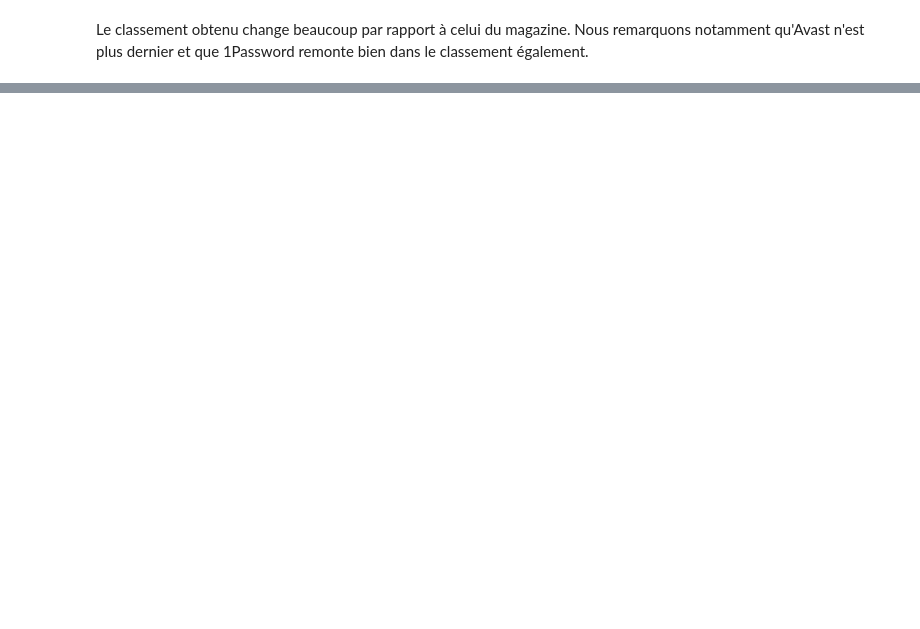
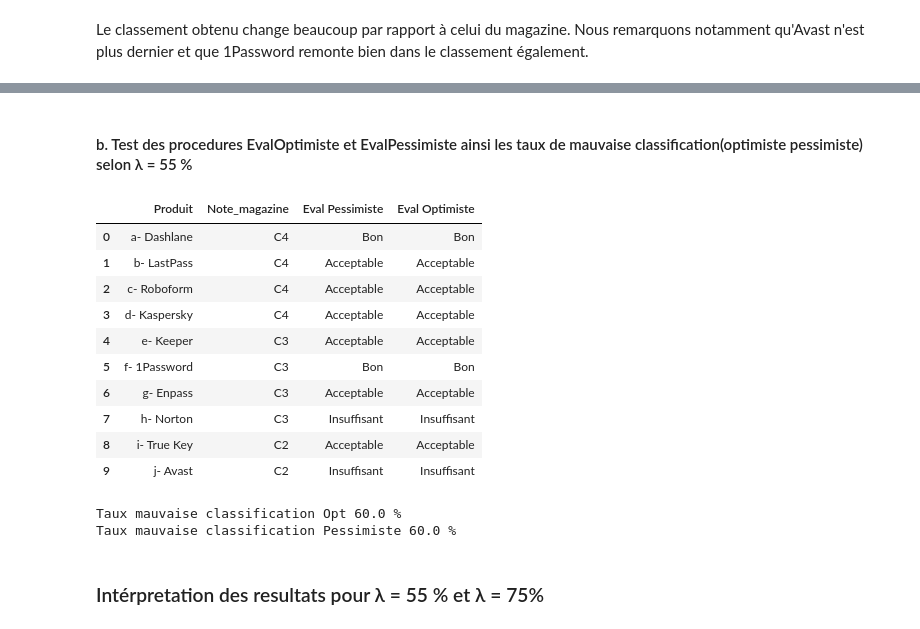
Before and after one commit to js-dev88/LangageScript, a Jupyter notebook: notebooks/Projet_classement_produits-logiciels.ipynb, the cells around one changed output, grey strips where cells are left out. Saved outputs shown, nothing was run; the diff lists cells and outputs as text; code cells hidden in the pictures; blank space fills up the shorter version.

```diff
--- a/notebooks/Projet_classement_produits-logiciels.ipynb
+++ b/notebooks/Projet_classement_produits-logiciels.ipynb
@@ -467,0 +628,62 @@ Le classement obtenu change beaucoup par rapport à celui du magazine. Nous rema
+# %% [markdown]
+#### b. Test des procedures EvalOptimiste et EvalPessimiste ainsi les taux de mauvaise classification(optimiste pessimiste) selon λ = 55 %
+# %%
+lambda_1 = 0.55
+result_2_5_3Hbi=SurclassementHbi(lamda=lambda_1,
+                      csv_name=csv_name,
+                      direction=direction)
+
+
+result_2_5_3biH = SurclassementbiH(lamda=lambda_1,
+                     csv_name=csv_name,
+                     direction=direction)
+
+EvalPessimisteResult_lambda_1 = EvaluationPessimiste(lamda=lambda_1,
+                     csv_name=csv_name,
+                     direction=direction)
+EvalOptimisteResult_lambda_1 = EvaluationOptimiste(lamda=lambda_1,
+                     csv_name=csv_name,
+                     direction=direction)
+
+taux_mauvaise_classification_opt_lambda_1= compareClassification(TypeEval="optimiste",
+                                                       lamda=lambda_1,
+                                                       csv_name=csv_name,
+                                                       direction=direction)
+taux_mauvaise_classification1_pess_lambda_1 = compareClassification(TypeEval="pessimiste",
+                                                       lamda=lambda_1,
+                                                       csv_name=csv_name,
+                                                       direction=direction)
+
+
+result_original['Eval Pessimiste'] = EvalPessimisteResult_lambda_1
+result_original['Eval Optimiste'] = EvalOptimisteResult_lambda_1
+display(result_original)
+
+
+
+print("Taux mauvaise classification Opt", taux_mauvaise_classification_opt_lambda_1,'%')
+
+print("Taux mauvaise classification Pessimiste", taux_mauvaise_classification1_pess_lambda_1,'%')
+
+df_Eval_Opt_lambda1=pd.DataFrame(EvalOptimisteResult_lambda_1,columns=["Classement Optimiste"])
+df_Eval_Pes_lambda1=pd.DataFrame(EvalPessimisteResult_lambda_1,columns=["Classement Pessimiste"])
+
+new_df_lambda1 = pd.concat([result_original, df_Eval_Opt_lambda1, df_Eval_Pes_lambda1], axis=1, sort=False)
+
+result_lambda1 = {"Tx Optimiste": taux_mauvaise_classification_opt_lambda_1, "Tx Pessimiste" :taux_mauvaise_classification1_pess_lambda_1  }
+# %% [output]
+|  | Produit | Note_magazine | Eval Pessimiste | Eval Optimiste |
+| 0 | a- Dashlane | C4 | Bon | Bon |
+| 1 | b- LastPass | C4 | Acceptable | Acceptable |
+| 2 | c- Roboform | C4 | Acceptable | Acceptable |
+| 3 | d- Kaspersky | C4 | Acceptable | Acceptable |
+| 4 | e- Keeper | C3 | Acceptable | Acceptable |
+| 5 | f- 1Password | C3 | Bon | Bon |
+| 6 | g- Enpass | C3 | Acceptable | Acceptable |
+| 7 | h- Norton | C3 | Insuffisant | Insuffisant |
+| 8 | i- True Key | C2 | Acceptable | Acceptable |
+| 9 | j- Avast | C2 | Insuffisant | Insuffisant |
+Taux mauvaise classification Opt 60.0 %
+Taux mauvaise classification Pessimiste 60.0 %
+# %% [markdown]
+### Intérpretation des resultats pour λ = 55 % et λ = 75%
```
Also changed, not shown: parts of 35 cells of this notebook.
